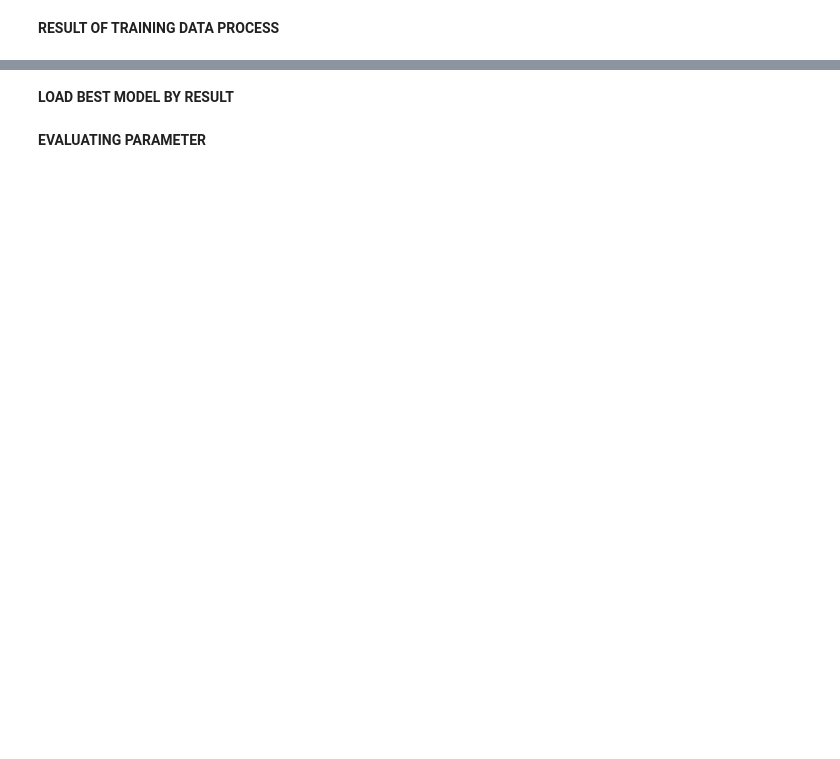
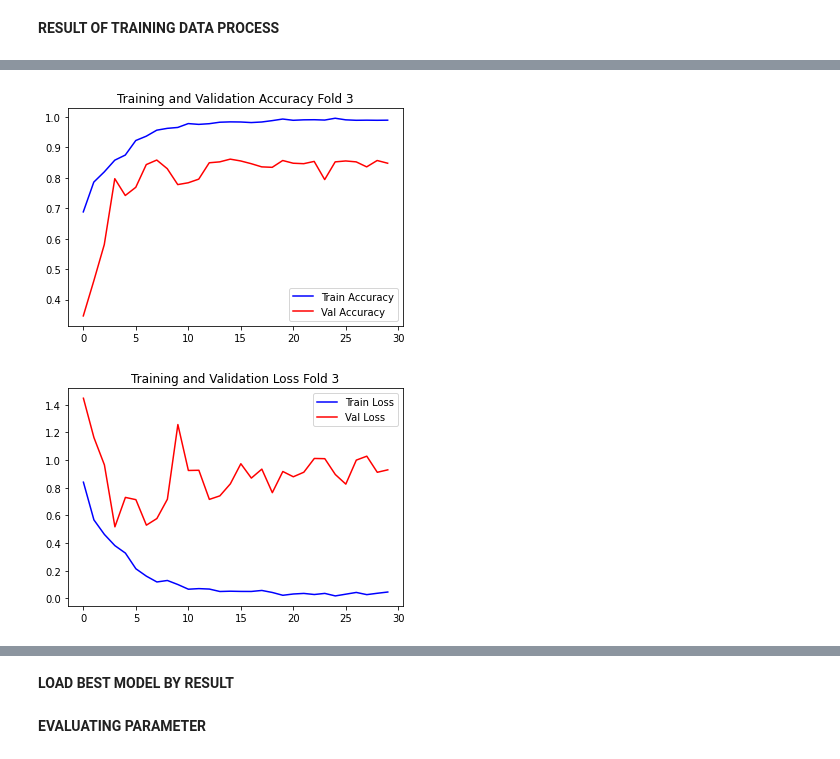
Before and after one commit to avishatr/TA, a Jupyter notebook: alexnet-corn-or-maize-disease-detectection.ipynb, the cells around one changed output, grey strips where cells are left out. Saved outputs shown, nothing was run; the diff lists cells and outputs as text; code cells hidden in the pictures; blank space fills up the shorter version.

```diff
--- a/alexnet-corn-or-maize-disease-detectection.ipynb
+++ b/alexnet-corn-or-maize-disease-detectection.ipynb
@@ -254,22 +306,25 @@ plt.show()
 # %%
 #FOLD 3
 #Train and validation accuracy
 plt.title('Training and Validation Accuracy Fold 3')
 plt.plot(model_history[2].history['accuracy'], label='Train Accuracy', color='blue', )
 plt.plot(model_history[2].history['val_accuracy'], label='Val Accuracy', color='red', )
 plt.legend()
 plt.savefig("Accuracy_fold 3.jpg")
 plt.show()
 
 plt.figure()
 
 #Train and validation loss
-plt.title('Training and Validation Accuracy Fold 3')
+plt.title('Training and Validation Loss Fold 3')
 plt.plot(model_history[2].history['loss'], label='Train Loss', color='blue', )
 plt.plot(model_history[2].history['val_loss'], label='Val Loss', color='red', )
 plt.legend()
 plt.savefig("Loss_fold 3.jpg")
 plt.show()
+# %% [output]
+[figure, added]
+[figure, added]
 # %%
 #FOLD 4
 #Train and validation accuracy
```
Also changed, not shown: parts of 19 cells of this notebook.
